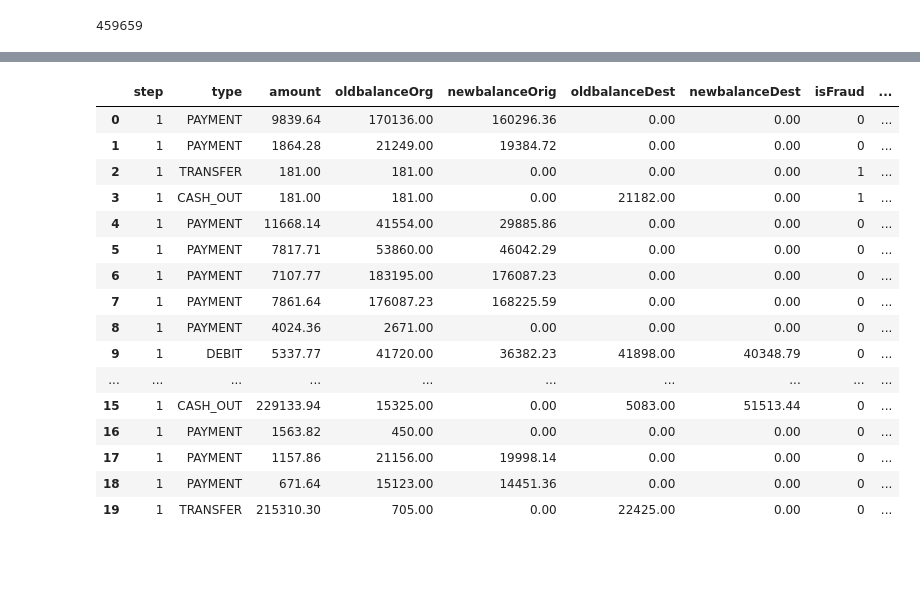
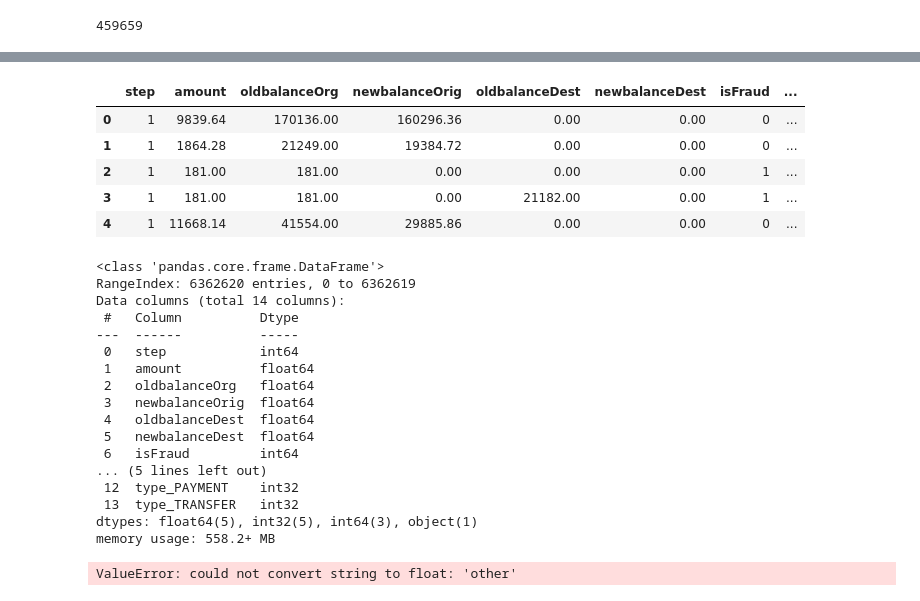
Before and after one commit to olena4reunited/fraud_prediction, a Jupyter notebook: research.ipynb, the cells around one changed output, grey strips where cells are left out. Cells and saved outputs as stored; diff of their text form; code cells hidden in the pictures; blank space fills up the shorter version.

```diff
--- a/research.ipynb
+++ b/research.ipynb
@@ -17,9 +17,6 @@ df.head()
 | 2 | 1 | TRANSFER | 181.00 | C1305486145 | 181.0 | 0.00 | C553264065 | 0.0 | ... |
 | 3 | 1 | CASH_OUT | 181.00 | C840083671 | 181.0 | 0.00 | C38997010 | 21182.0 | ... |
 | 4 | 1 | PAYMENT | 11668.14 | C2048537720 | 41554.0 | 29885.86 | M1230701703 | 0.0 | ... |
-# %%
-df["isFraud"] = df["isFraud"].astype("object")
-df["isFlaggedFraud"] = df["isFlaggedFraud"].astype("object")
 # %%
 df.info()
 # %% [output]
@@ -170,3 +190,7 @@ len(df["dest_group"].unique())
 459659
 # %%
 df.drop("nameDest", axis=1, inplace=True)
+# %%
+types = pd.get_dummies(data=df["type"], prefix="type", dtype="int32")
+
+types.head()
@@ -173,21 +220,34 @@ df.drop("nameDest", axis=1, inplace=True)
+# %%
+df = pd.concat([df, types], axis=1)
 # %%
-df.head(20)
+df.drop("type", axis=1, inplace=True)
+
+df.head()
 # %% [output]
-|  | step | type | amount | oldbalanceOrg | newbalanceOrig | oldbalanceDest | newbalanceDest | isFraud | ... |
-| 0 | 1 | PAYMENT | 9839.64 | 170136.00 | 160296.36 | 0.00 | 0.00 | 0 | ... |
-| 1 | 1 | PAYMENT | 1864.28 | 21249.00 | 19384.72 | 0.00 | 0.00 | 0 | ... |
-| 2 | 1 | TRANSFER | 181.00 | 181.00 | 0.00 | 0.00 | 0.00 | 1 | ... |
-| 3 | 1 | CASH_OUT | 181.00 | 181.00 | 0.00 | 21182.00 | 0.00 | 1 | ... |
-| 4 | 1 | PAYMENT | 11668.14 | 41554.00 | 29885.86 | 0.00 | 0.00 | 0 | ... |
-| 5 | 1 | PAYMENT | 7817.71 | 53860.00 | 46042.29 | 0.00 | 0.00 | 0 | ... |
-| 6 | 1 | PAYMENT | 7107.77 | 183195.00 | 176087.23 | 0.00 | 0.00 | 0 | ... |
-| 7 | 1 | PAYMENT | 7861.64 | 176087.23 | 168225.59 | 0.00 | 0.00 | 0 | ... |
-| 8 | 1 | PAYMENT | 4024.36 | 2671.00 | 0.00 | 0.00 | 0.00 | 0 | ... |
-| 9 | 1 | DEBIT | 5337.77 | 41720.00 | 36382.23 | 41898.00 | 40348.79 | 0 | ... |
-| ... | ... | ... | ... | ... | ... | ... | ... | ... | ... |
-| 15 | 1 | CASH_OUT | 229133.94 | 15325.00 | 0.00 | 5083.00 | 51513.44 | 0 | ... |
-| 16 | 1 | PAYMENT | 1563.82 | 450.00 | 0.00 | 0.00 | 0.00 | 0 | ... |
-| 17 | 1 | PAYMENT | 1157.86 | 21156.00 | 19998.14 | 0.00 | 0.00 | 0 | ... |
-| 18 | 1 | PAYMENT | 671.64 | 15123.00 | 14451.36 | 0.00 | 0.00 | 0 | ... |
-| 19 | 1 | TRANSFER | 215310.30 | 705.00 | 0.00 | 22425.00 | 0.00 | 0 | ... |
+|  | step | amount | oldbalanceOrg | newbalanceOrig | oldbalanceDest | newbalanceDest | isFraud | ... |
+| 0 | 1 | 9839.64 | 170136.00 | 160296.36 | 0.00 | 0.00 | 0 | ... |
+| 1 | 1 | 1864.28 | 21249.00 | 19384.72 | 0.00 | 0.00 | 0 | ... |
+| 2 | 1 | 181.00 | 181.00 | 0.00 | 0.00 | 0.00 | 1 | ... |
+| 3 | 1 | 181.00 | 181.00 | 0.00 | 21182.00 | 0.00 | 1 | ... |
+| 4 | 1 | 11668.14 | 41554.00 | 29885.86 | 0.00 | 0.00 | 0 | ... |
+# %%
+df.info()
+# %% [output]
+<class 'pandas.core.frame.DataFrame'>
+RangeIndex: 6362620 entries, 0 to 6362619
+Data columns (total 14 columns):
+ #   Column          Dtype
+---  ------          -----
+ 0   step            int64
+ 1   amount          float64
+ 2   oldbalanceOrg   float64
+ 3   newbalanceOrig  float64
+ 4   oldbalanceDest  float64
+ 5   newbalanceDest  float64
+ 6   isFraud         int64
+... (5 lines left out)
+ 12  type_PAYMENT    int32
+ 13  type_TRANSFER   int32
+dtypes: float64(5), int32(5), int64(3), object(1)
+memory usage: 558.2+ MB
 # %%
@@ -195 +255,5 @@ numerical_vals = df.select_dtypes(include=["int64", "float64"]).columns.tolist()
 categorical_vals = df.select_dtypes(include=["object"]).columns.tolist()
+# %%
+df.corr(method="spearman")
+# %% [output]
+ValueError: could not convert string to float: 'other'
```
Also changed, not shown: parts of 9 cells of this notebook.
